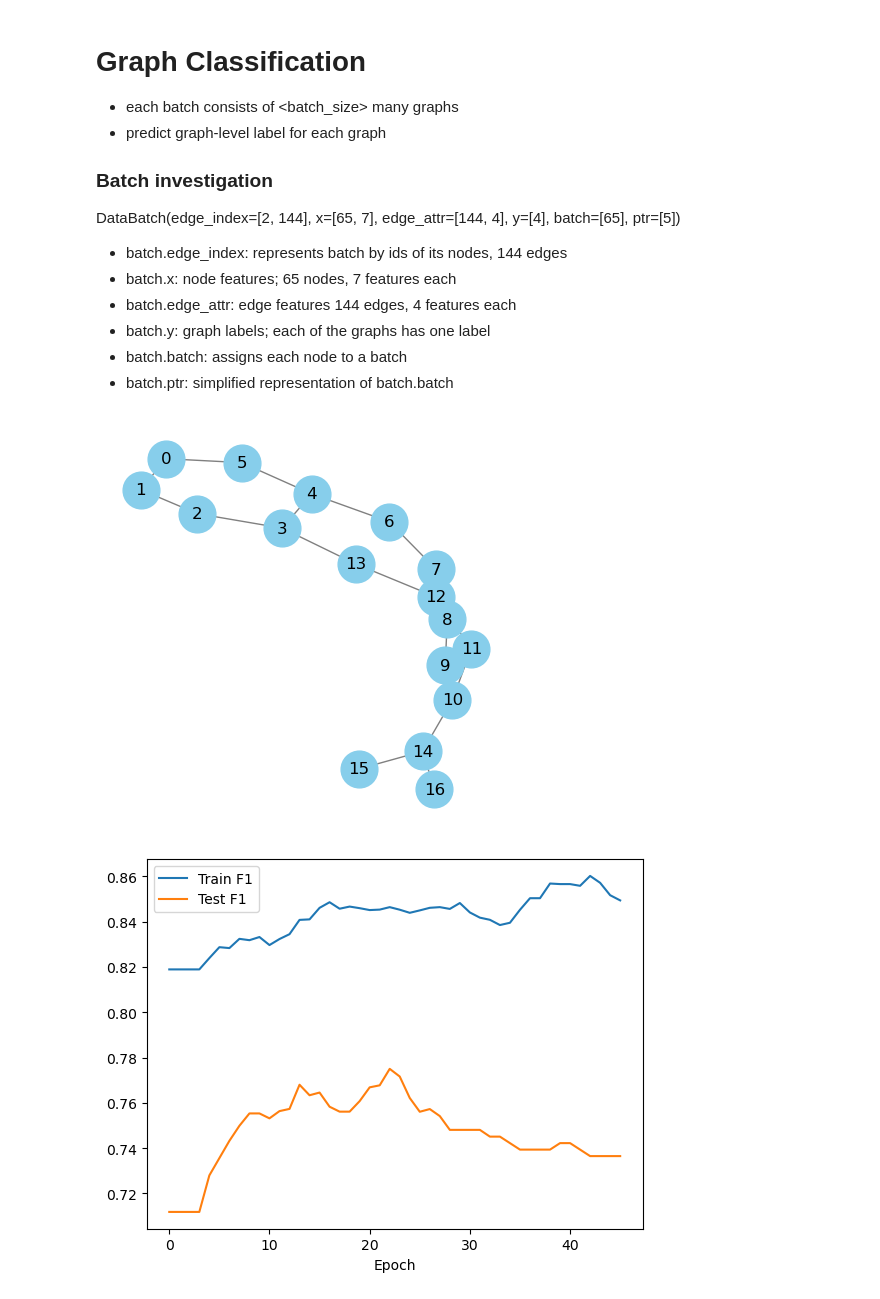
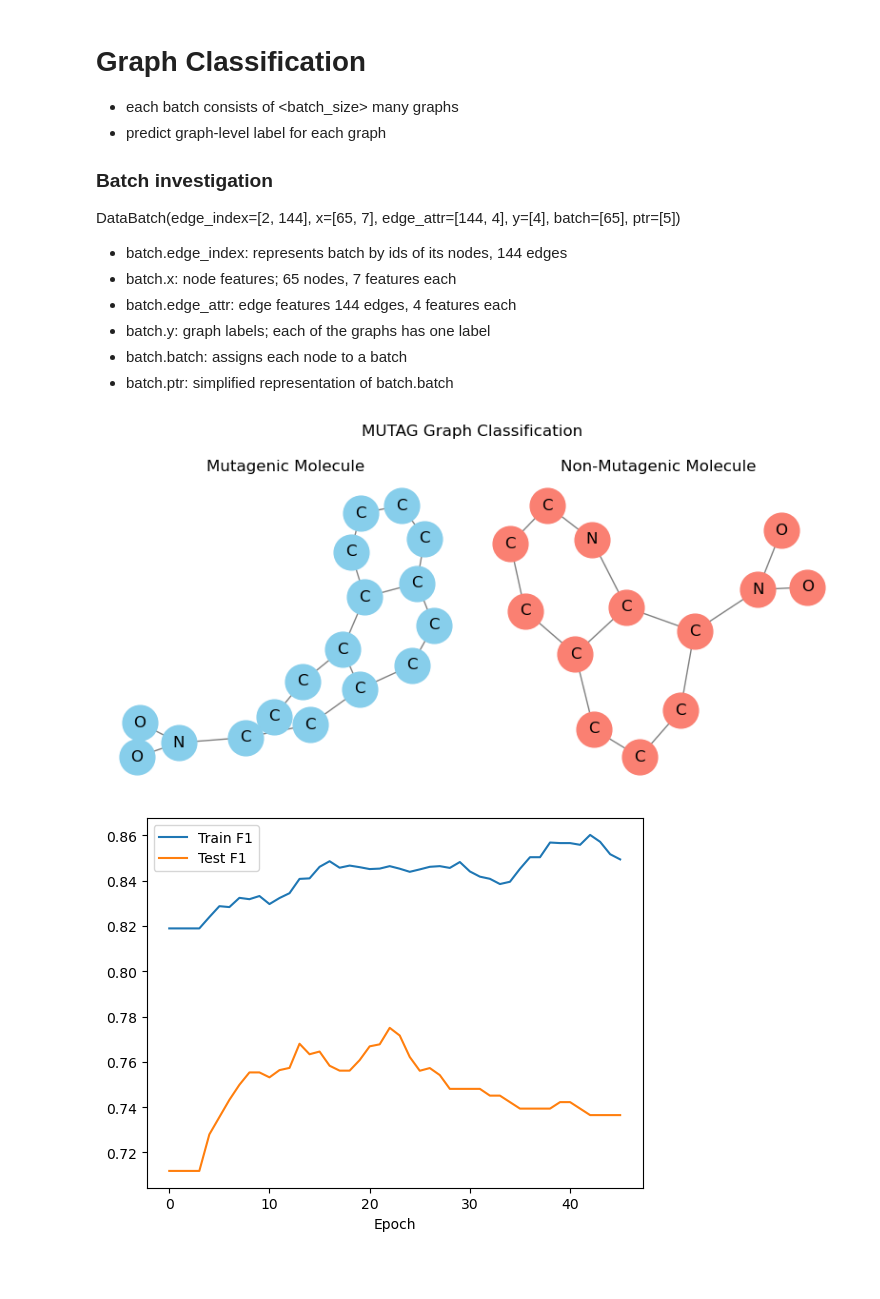
Before and after one commit to MilanKalkenings/graph_analytics_snippets, a Jupyter notebook: src/graph_classification.ipynb, the cells around one changed output. Cells and saved outputs as stored; diff of their text form; code cells hidden in the pictures; blank space fills up the shorter version.

```diff
--- a/src/graph_classification.ipynb
+++ b/src/graph_classification.ipynb
@@ -12,28 +12,3 @@ DataBatch(edge_index=[2, 144], x=[65, 7], edge_attr=[144, 4], y=[4], batch=[65],
 - batch.y: graph labels; each of the graphs has one label
 - batch.batch: assigns each node to a batch
 - batch.ptr: simplified representation of batch.batch
-# %%
-from torch_geometric.datasets import TUDataset
-from torch_geometric.loader import DataLoader
-from torch_geometric.utils import to_networkx
-import matplotlib.pyplot as plt
-import networkx as nx
-
-
-dataset = TUDataset(root='data/TUDataset', name='MUTAG')
-loader = DataLoader(dataset, batch_size=4, shuffle=True)
-
-
-# visualize the first graph of the batch
-batch = next(iter(loader))
-graph_idx = 0
-node_mask = batch.batch == graph_idx
-subgraph_data = batch.clone()
-subgraph_data.x = batch.x[node_mask]
-subgraph_data.edge_index = batch.edge_index[:, (batch.batch[batch.edge_index[0]] == graph_idx) & (batch.batch[batch.edge_index[1]] == graph_idx)]
-G = to_networkx(subgraph_data, to_undirected=True)
-plt.figure(figsize=(4, 4))
-nx.draw(G, with_labels=True, node_color='skyblue', node_size=700, edge_color='gray')
-plt.show()
-# %% [output]
-[figure, removed]
@@ -40 +27,34 @@ plt.show()
+# %%
+# Load the dataset
+dataset = TUDataset(root='data/TUDataset', name='MUTAG')
+node_feat = {0: "C", 1: "N", 2: "O", 3: "F", 4: "I", 5: "Cl", 6: "Br"}
+
+# Positive Graph
+data_pos = dataset[0]
+G_pos = to_networkx(data_pos, to_undirected=True)
+atom_names_pos = [node_feat[torch.argmax(i).item()] for i in data_pos.x[:]]
+
+# Negative Graph
+data_neg = dataset[1]
+G_neg = to_networkx(data_neg, to_undirected=True)
+atom_names_neg = [node_feat[torch.argmax(i).item()] for i in data_neg.x[:]]
+
+
+fig, (ax1, ax2) = plt.subplots(1, 2, figsize=(8, 4))
+# Draw for G_pos
+pos_pos = nx.spring_layout(G_pos)
+nx.draw(G_pos, pos=pos_pos, labels={i: atom_names_pos[i] for i in range(len(atom_names_pos))}, with_labels=True,
+        node_color='skyblue', node_size=700, edge_color='gray', ax=ax1)
+ax1.set_title('Mutagenic Molecule')
+# Draw for G_neg
+pos_neg = nx.spring_layout(G_neg)
+nx.draw(G_neg, pos=pos_neg, labels={i: atom_names_neg[i] for i in range(len(atom_names_neg))}, with_labels=True,
+        node_color='salmon', node_size=700, edge_color='gray', ax=ax2)
+ax2.set_title('Non-Mutagenic Molecule')
+
+plt.suptitle("MUTAG Graph Classification")
+plt.tight_layout()
+plt.show()
+# %% [output]
+[figure, added]
 # %%
```
Also changed, not shown: parts of 3 cells of this notebook.
